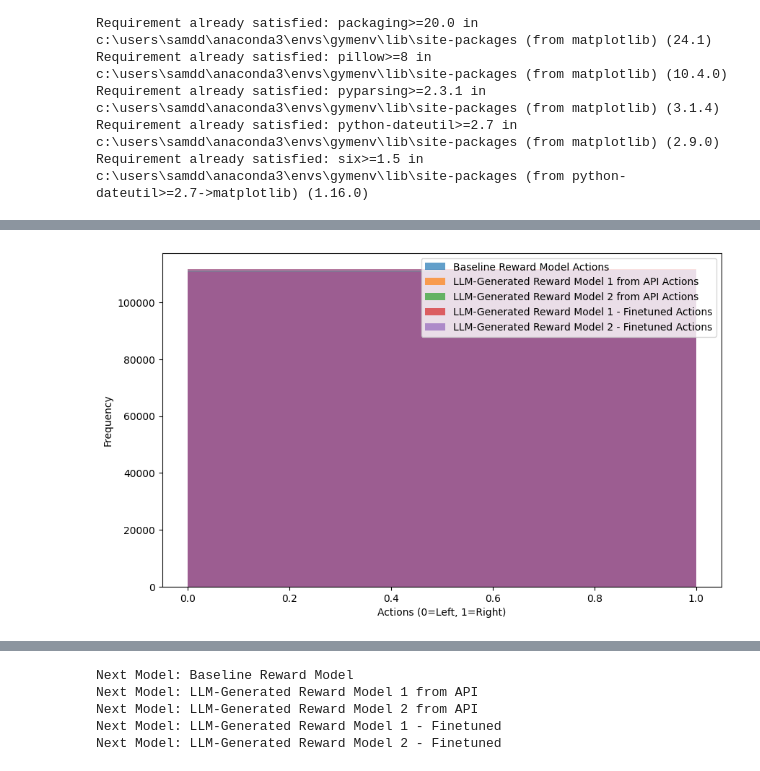
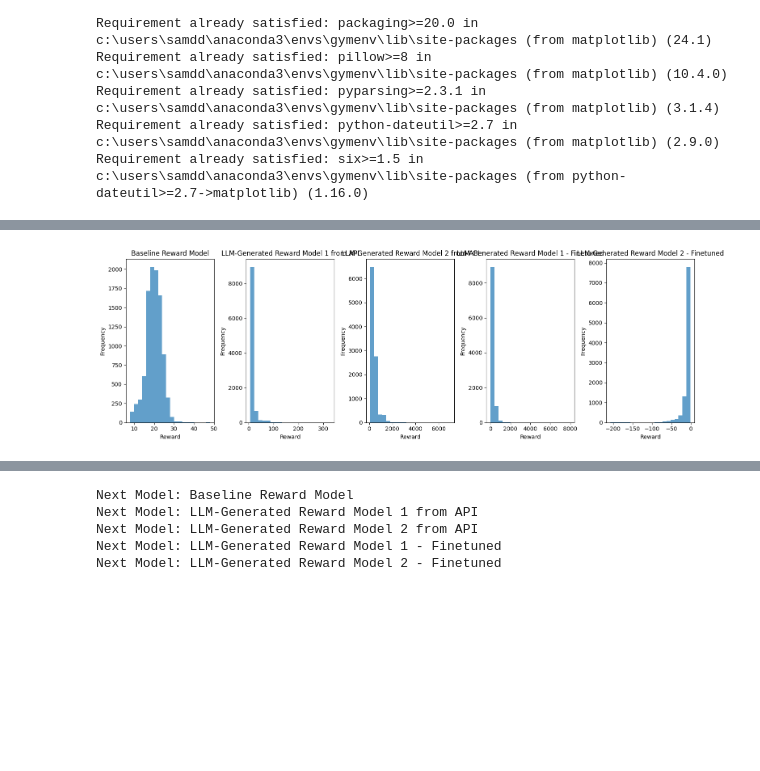
Before and after one commit to SamPlayz6/Using-LLMs-to-Generate-Reward-Functions-from-Natural-Language-in-RL-Environments, a Jupyter notebook: CartPoleRewardFunctionComparision.ipynb, the cells around one changed output, grey strips where cells are left out. Saved outputs shown, nothing was run; the diff lists cells and outputs as text; code cells hidden in the pictures; blank space fills up the shorter version.

```diff
--- a/CartPoleRewardFunctionComparision.ipynb
+++ b/CartPoleRewardFunctionComparision.ipynb
@@ -252,68 +252,66 @@ plt.tight_layout()
 plt.show()
 
 # 3. Episode Duration
-# def episodeDuration(env, rewardModel, episodes=500):
-#     durations = []
-#     for episode in range(episodes):
-#         observation = env.reset()
-#         done = False
-#         duration = 0
+def episodeDuration(env, rewardModel, episodes=500):
+    durations = []
+    for episode in range(episodes):
+        observation = env.reset()
+        done = False
+        duration = 0
 
-#         while not done:
-#             action = env.action_space.sample()
-#             observation, reward, done, _, _ = env.step(action)
-#             duration += 1
-#         durations.append(duration)
+        while not done:
+            action = env.action_space.sample()
+            observation, reward, done, _, _ = env.step(action)
+            duration += 1
+        durations.append(duration)
 
-#     return durations
+    return durations
 
-# # Get the episode durations
-# durationsDict = {label: episodeDuration(env, reward_fn, episodes) for label, reward_fn in rewardFunctions}
+# Get the episode durations
+durationsDict = {label: episodeDuration(env, reward_fn, episodes) for label, reward_fn in rewardFunctions}
 
 
-# # Plot Episode Duration
-# plt.subplot(2, 2, 3)
-# for label, durations in durationsDict.items():
-#     plt.plot(np.arange(episodes), durations, label=label)
+# Plot Episode Duration
+plt.subplot(2, 2, 3)
+for label, durations in durationsDict.items():
+    plt.plot(np.arange(episodes), durations, label=label)
 
 
-# plt.xlabel("Episodes")
-# plt.ylabel("Episode Duration(Steps)")
-# plt.legend()
+plt.xlabel("Episodes")
+plt.ylabel("Episode Duration(Steps)")
+plt.legend()
 
 # 4.action distribution
-def getActionDistributions(env, rewardModels, episodes):
-    actionDistributions = {}
+# def getActionDistributions(env, rewardModels, episodes):
+#     actionDistributions = {}
+#     for rewardModelName, rewardModel in rewardModels:
+#         actions = []
+#         for episode in range(episodes):
+#             observation = env.reset()[0]
+#             done = False
 
-    # Iterate through the list of tuples where each tuple is (rewardModelName, rewardModel)
-    for rewardModelName, rewardModel in rewardModels:
-        actions = []
-        for episode in range(episodes):
-            observation = env.reset()[0]
-            done = False
+#             while not done:
+#                 action = env.action_space.sample()
+#                 actions.append(action)
+#                 observation, _, done, _, _ = env.step(action)
 
-            while not done:
-                action = env.action_space.sample()  # Use agent's policy instead if needed
-                actions.append(action)
-                observation, _, done, _, _ = env.step(action)
+#         actionDistributions[rewardModelName] = actions
 
-        actionDistributions[rewardModelName] = actions  # Store the actions for this reward model
-
-    return actionDistributions
+#     return actionDistributions
 
 
 
-actionDistributions = getActionDistributions(env, rewardFunctions, episodes)
+# actionDistributions = getActionDistributions(env, rewardFunctions, episodes)
 
-# Plot action distributions
-plt.figure(figsize=(10, 6))
-for rewardModelName, actions in actionDistributions.items():
-    plt.hist(actions, bins=2, alpha=0.7, label=f"{rewardModelName} Actions")
+# # Plot action distributions
+# plt.figure(figsize=(10, 6))
+# for rewardModelName, actions in actionDistributions.items():
+#     plt.hist(actions, bins=2, alpha=0.7, label=f"{rewardModelName} Actions")
 
-plt.xlabel("Actions (0=Left, 1=Right)")
-plt.ylabel("Frequency")
-plt.legend()
-plt.show()
+# plt.xlabel("Actions (0=Left, 1=Right)")
+# plt.ylabel("Frequency")
+# plt.legend()
+# plt.show()
 
 # 5. Reward Distribution
 plt.figure(figsize=(15, 5))
@@ -347 +345 @@ plt.show()
-[figure, old version]
+[figure, new version]
```
Also changed, not shown: parts of 3 cells of this notebook, 2 other files.
